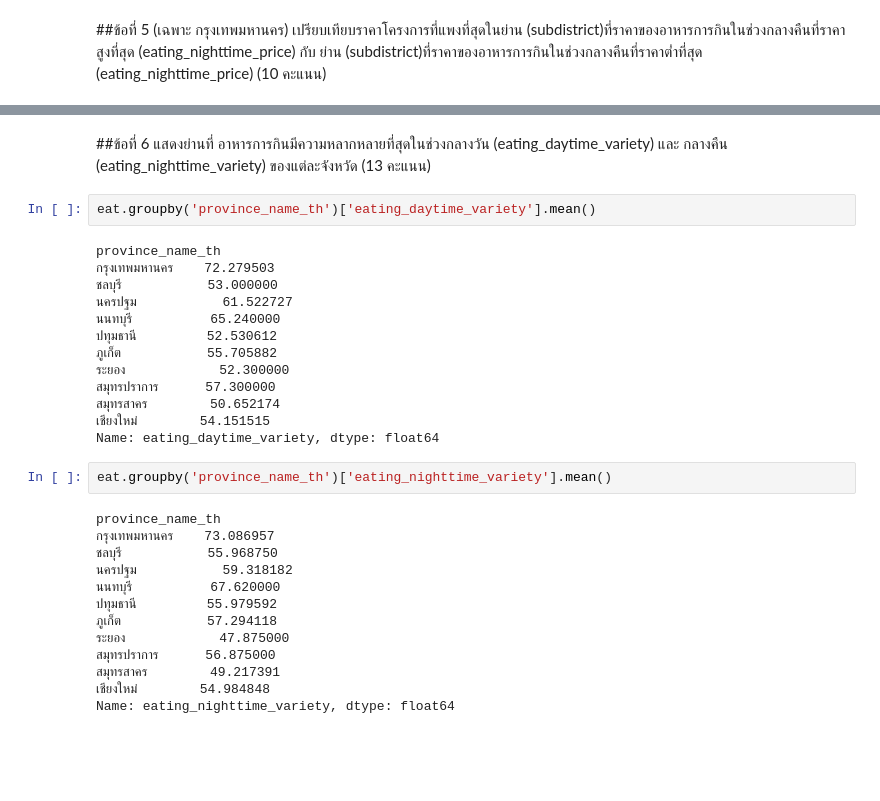
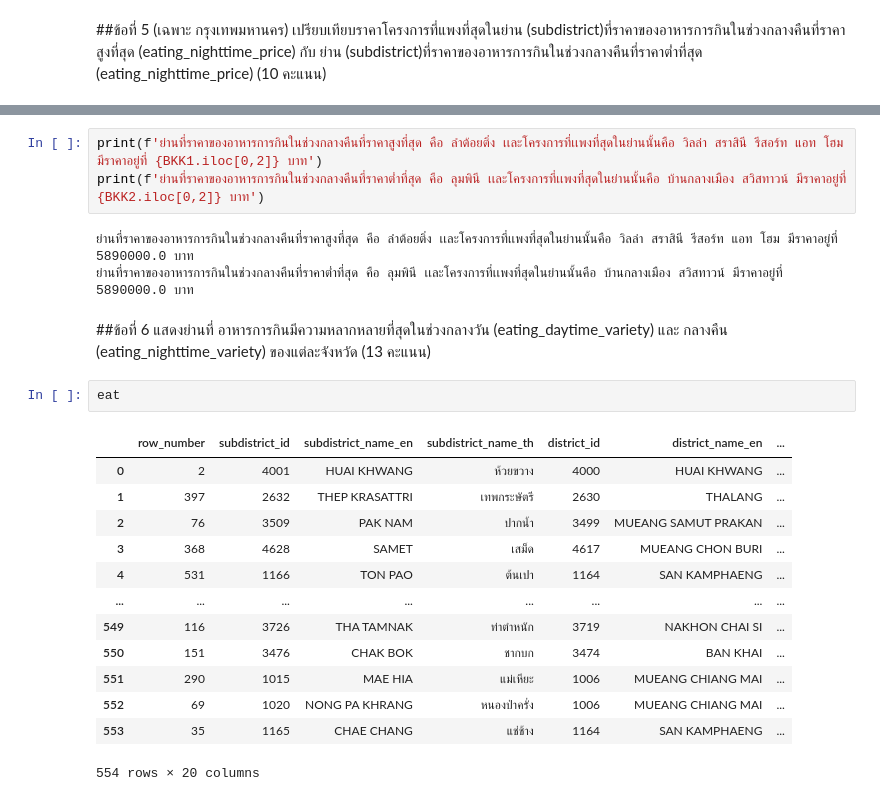
Before and after one commit to SasiwimonV/Basicprog_DataViz65, a Jupyter notebook: midterm65.ipynb, the cells around one changed output, grey strips where cells are left out. Drawn from its saved outputs; the diff is of its cells as text; blank space fills up the shorter version.

```diff
--- a/midterm65.ipynb
+++ b/midterm65.ipynb
@@ -118,33 +602,25 @@ rent[rent['listing_province_name_th']==rent['listing_province_name_th'].max()]
+# %%
+print(f'ย่านที่ราคาของอาหารการกินในช่วงกลางคืนที่ราคาสูงที่สุด คือ ลำต้อยติ่ง เเละโครงการที่เเพงที่สุดในย่านนั้นคือ วิลล่า สราสินี รีสอร์ท แอท โฮม มีราคาอยู่ที่ {BKK1.iloc[0,2]} บาท')
+print(f'ย่านที่ราคาของอาหารการกินในช่วงกลางคืนที่ราคาต่ำที่สุด คือ ลุมพินี เเละโครงการที่เเพงที่สุดในย่านนั้นคือ บ้านกลางเมือง สวิสทาวน์ มีราคาอยู่ที่ {BKK2.iloc[0,2]} บาท')
+# %% [output]
+ย่านที่ราคาของอาหารการกินในช่วงกลางคืนที่ราคาสูงที่สุด คือ ลำต้อยติ่ง เเละโครงการที่เเพงที่สุดในย่านนั้นคือ วิลล่า สราสินี รีสอร์ท แอท โฮม มีราคาอยู่ที่ 5890000.0 บาท
+ย่านที่ราคาของอาหารการกินในช่วงกลางคืนที่ราคาต่ำที่สุด คือ ลุมพินี เเละโครงการที่เเพงที่สุดในย่านนั้นคือ บ้านกลางเมือง สวิสทาวน์ มีราคาอยู่ที่ 5890000.0 บาท
 # %% [markdown]
 ##ข้อที่ 6
 แสดงย่านที่ อาหารการกินมีความหลากหลายที่สุดในช่วงกลางวัน (eating_daytime_variety) และ กลางคืน (eating_nighttime_variety) ของแต่ละจังหวัด (13 คะแนน)
-# %%
-eat.groupby('province_name_th')['eating_daytime_variety'].mean()
-# %% [output]
-province_name_th
-กรุงเทพมหานคร    72.279503
-ชลบุรี           53.000000
-นครปฐม           61.522727
-นนทบุรี          65.240000
-ปทุมธานี         52.530612
-ภูเก็ต           55.705882
-ระยอง            52.300000
-สมุทรปราการ      57.300000
-สมุทรสาคร        50.652174
-เชียงใหม่        54.151515
-Name: eating_daytime_variety, dtype: float64
-# %%
-eat.groupby('province_name_th')['eating_nighttime_variety'].mean()
-# %% [output]
-province_name_th
-กรุงเทพมหานคร    73.086957
-ชลบุรี           55.968750
-นครปฐม           59.318182
-นนทบุรี          67.620000
-ปทุมธานี         55.979592
-ภูเก็ต           57.294118
-ระยอง            47.875000
-สมุทรปราการ      56.875000
-สมุทรสาคร        49.217391
-เชียงใหม่        54.984848
-Name: eating_nighttime_variety, dtype: float64
+# %%
+eat
+# %% [output]
+|  | row_number | subdistrict_id | subdistrict_name_en | subdistrict_name_th | district_id | district_name_en | ... |
+| 0 | 2 | 4001 | HUAI KHWANG | ห้วยขวาง | 4000 | HUAI KHWANG | ... |
+| 1 | 397 | 2632 | THEP KRASATTRI | เทพกระษัตรี | 2630 | THALANG | ... |
+| 2 | 76 | 3509 | PAK NAM | ปากน้ำ | 3499 | MUEANG SAMUT PRAKAN | ... |
+| 3 | 368 | 4628 | SAMET | เสม็ด | 4617 | MUEANG CHON BURI | ... |
+| 4 | 531 | 1166 | TON PAO | ต้นเปา | 1164 | SAN KAMPHAENG | ... |
+| ... | ... | ... | ... | ... | ... | ... | ... |
+| 549 | 116 | 3726 | THA TAMNAK | ท่าตำหนัก | 3719 | NAKHON CHAI SI | ... |
+| 550 | 151 | 3476 | CHAK BOK | ชากบก | 3474 | BAN KHAI | ... |
+| 551 | 290 | 1015 | MAE HIA | แม่เหียะ | 1006 | MUEANG CHIANG MAI | ... |
+| 552 | 69 | 1020 | NONG PA KHRANG | หนองป่าครั่ง | 1006 | MUEANG CHIANG MAI | ... |
+| 553 | 35 | 1165 | CHAE CHANG | แช่ช้าง | 1164 | SAN KAMPHAENG | ... |
+554 rows × 20 columns
```
Also changed, not shown: parts of 47 cells of this notebook.
